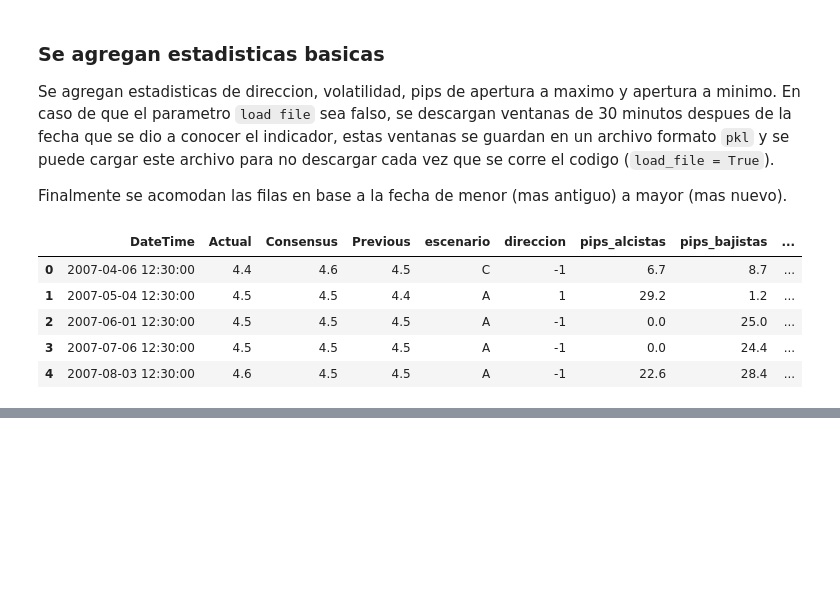
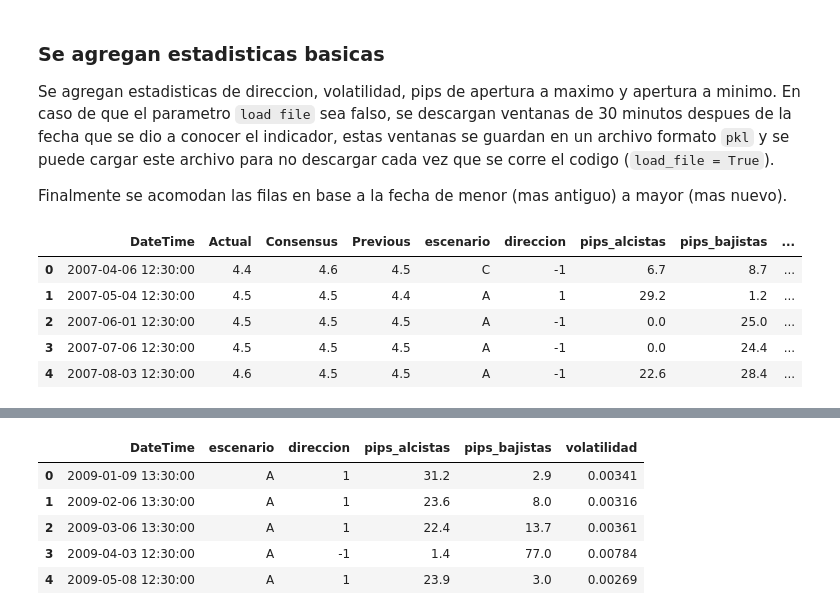
Before and after one commit to JobRamirezC/Fundamental-Analysis-Trading, a Jupyter notebook: notebook.ipynb, the cells around one changed output, grey strips where cells are left out. Drawn from its saved outputs; the diff is of its cells as text; code cells hidden in the pictures; blank space fills up the shorter version.

```diff
--- a/notebook.ipynb
+++ b/notebook.ipynb
@@ -130,0 +258,18 @@ vs_grafica_1_estadistica = vs.g_serie_indicador(df_serie=df_indicador)
+# %%
+# Separar datos en entrenamiento y prueba
+start = pd.to_datetime('01/01/2009')  # Fecha de inicio datos de entrenamiento
+split = pd.to_datetime('01/01/2019')  # Fecha que separa datos de entrenamiento y prueba
+end = pd.to_datetime('01/01/2020')  # Fecha de fin datos entrenamiento
+# %%
+# Separar entrenameinto
+train = df_escenarios.loc[df_escenarios['DateTime'] <= split]
+train = train.loc[train['DateTime'] >= start]
+train.reset_index(inplace=True, drop=True)
+train.head()
+# %% [output]
+|  | DateTime | escenario | direccion | pips_alcistas | pips_bajistas | volatilidad |
+| 0 | 2009-01-09 13:30:00 | A | 1 | 31.2 | 2.9 | 0.00341 |
+| 1 | 2009-02-06 13:30:00 | A | 1 | 23.6 | 8.0 | 0.00316 |
+| 2 | 2009-03-06 13:30:00 | A | 1 | 22.4 | 13.7 | 0.00361 |
+| 3 | 2009-04-03 12:30:00 | A | -1 | 1.4 | 77.0 | 0.00784 |
+| 4 | 2009-05-08 12:30:00 | A | 1 | 23.9 | 3.0 | 0.00269 |
```
Also changed, not shown: parts of 45 cells of this notebook, 3 other files.
